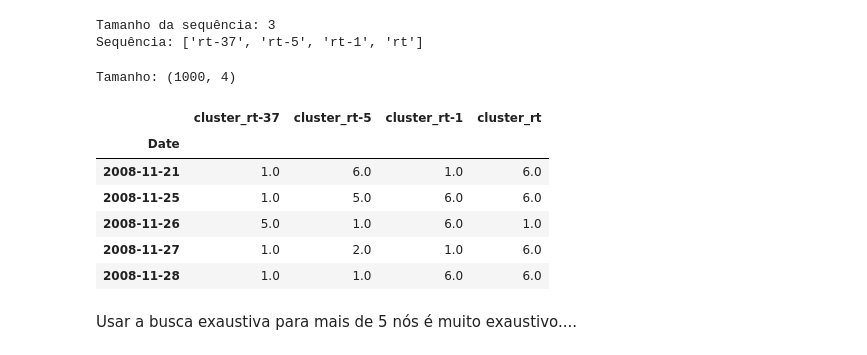
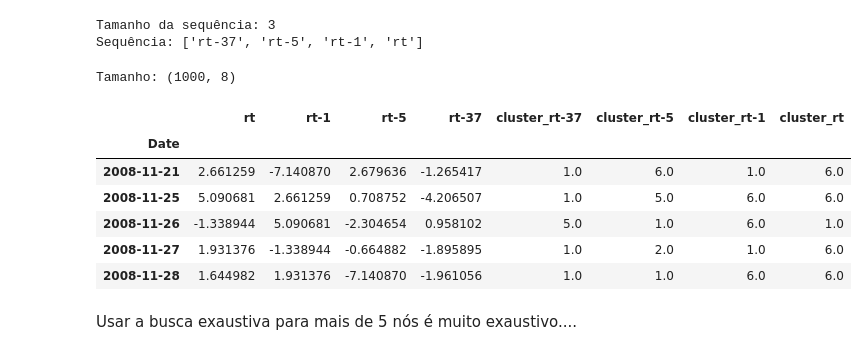
Before and after one commit to cafe-com-analytics/stock_market_index_daily_direction, a Jupyter notebook: notebooks/01_reproducing_paper.ipynb, the cells around one changed output. Saved outputs shown, nothing was run; the diff lists cells and outputs as text; code cells hidden in the pictures.

```diff
--- a/notebooks/01_reproducing_paper.ipynb
+++ b/notebooks/01_reproducing_paper.ipynb
@@ -266,25 +266,26 @@ Sequência: ['rt-37', 'rt-5', 'rt-1', 'rt']
 # %%
 X_train_network = X_train[["rt"]].copy()
 X_train_network = create_shifted_rt(X_train_network, sequencia)
 X_train_network = uniform_clustering(X_train_network, sequencia_rt)
 
 X_train_network.dropna(how="any", axis=0, inplace=True)
 # X_train_network = X_train_network.sample(100, random_state=0).copy()
 X_train_network = X_train_network.iloc[-1000:,]
-X_train_network = X_train_network[[column for column in X_train_network.columns if 'cluster_' in column]]
+
+lst_cluster = [column for column in X_train_network.columns if 'cluster_' in column]
 
 print(f"Tamanho: {X_train_network.shape}")
 
 X_train_network.tail(5)
 # %% [output]
-Tamanho: (1000, 4)
+Tamanho: (1000, 8)
-|  | cluster_rt-37 | cluster_rt-5 | cluster_rt-1 | cluster_rt |
-| Date |  |  |  |  |
-| 2008-11-21 | 1.0 | 6.0 | 1.0 | 6.0 |
-| 2008-11-25 | 1.0 | 5.0 | 6.0 | 6.0 |
-| 2008-11-26 | 5.0 | 1.0 | 6.0 | 1.0 |
-| 2008-11-27 | 1.0 | 2.0 | 1.0 | 6.0 |
-| 2008-11-28 | 1.0 | 1.0 | 6.0 | 6.0 |
+|  | rt | rt-1 | rt-5 | rt-37 | cluster_rt-37 | cluster_rt-5 | cluster_rt-1 | cluster_rt |
+| Date |  |  |  |  |  |  |  |  |
+| 2008-11-21 | 2.661259 | -7.140870 | 2.679636 | -1.265417 | 1.0 | 6.0 | 1.0 | 6.0 |
+| 2008-11-25 | 5.090681 | 2.661259 | 0.708752 | -4.206507 | 1.0 | 5.0 | 6.0 | 6.0 |
+| 2008-11-26 | -1.338944 | 5.090681 | -2.304654 | 0.958102 | 5.0 | 1.0 | 6.0 | 1.0 |
+| 2008-11-27 | 1.931376 | -1.338944 | -0.664882 | -1.895895 | 1.0 | 2.0 | 1.0 | 6.0 |
+| 2008-11-28 | 1.644982 | 1.931376 | -7.140870 | -1.961056 | 1.0 | 1.0 | 6.0 | 6.0 |
 # %%
 from pgmpy.estimators import PC, HillClimbSearch, ExhaustiveSearch, K2Score, BicScore
 from pgmpy.utils import get_example_model
```
Also changed, not shown: parts of 15 cells of this notebook, 2 other files.
